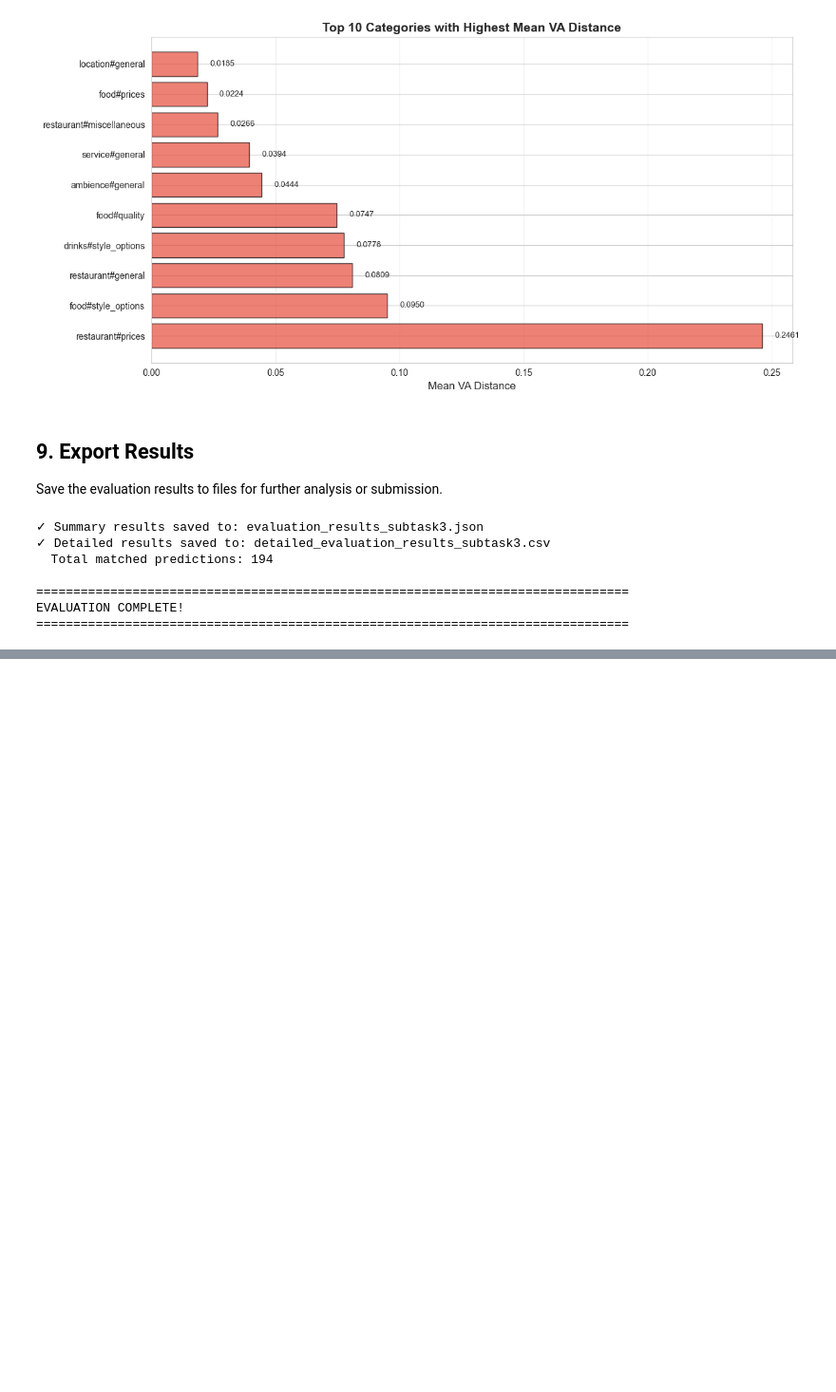
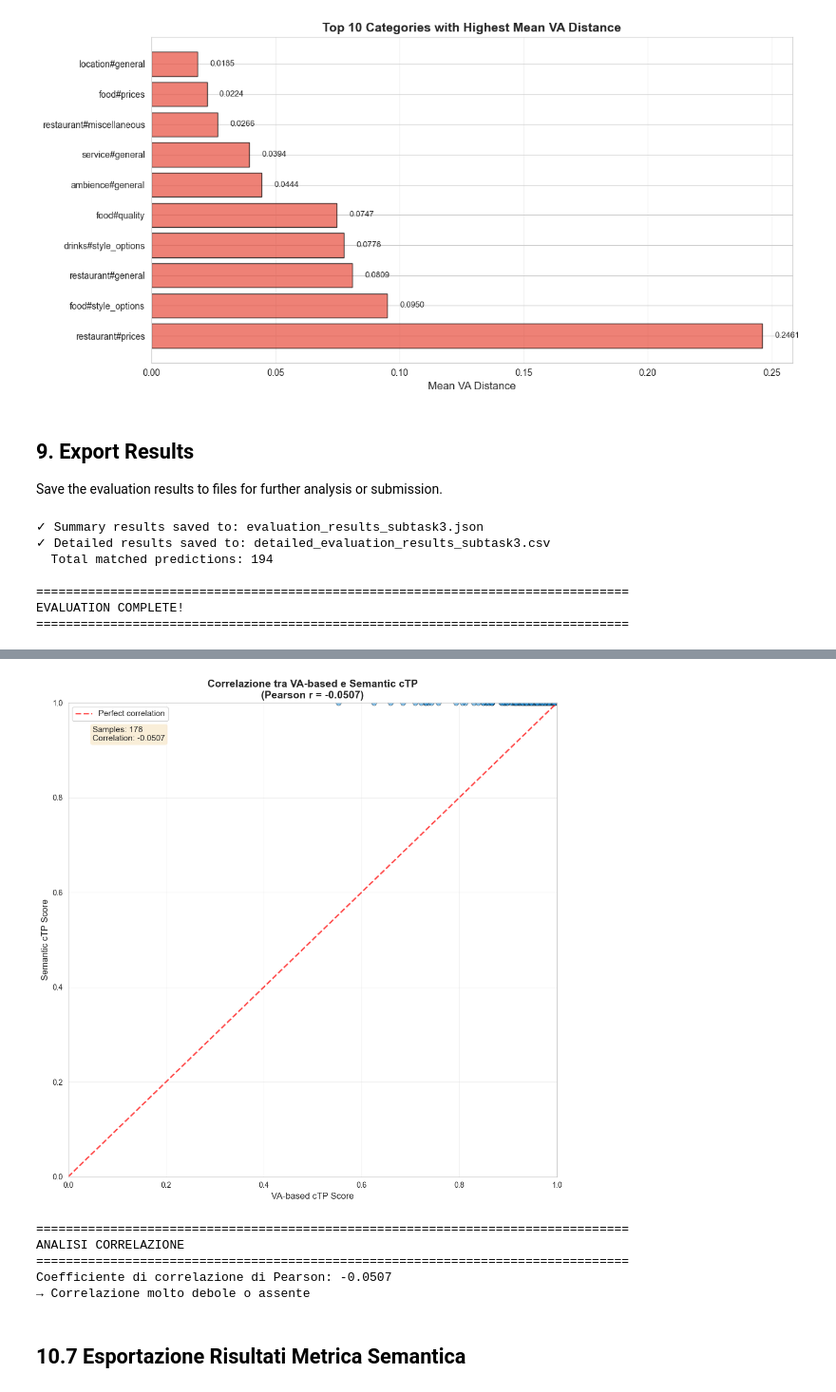
Before and after one commit to MarcoPernoVDP/DimABSA2026, a Jupyter notebook: Evaluation_Metric.ipynb, the cells around one changed output, grey strips where cells are left out. Shown at 95% size. Cells and saved outputs as stored; diff of their text form; code cells hidden in the pictures; blank space fills up the shorter version.

```diff
--- a/Evaluation_Metric.ipynb
+++ b/Evaluation_Metric.ipynb
@@ -1180,0 +1492,76 @@ This represents the official evaluation score that combines:
+# %%
+# Additional visualization: Scatter plot comparing VA vs Semantic cTP scores
+if results['detailed_results'] and results_semantic['detailed_results']:
+    # Match the detailed results by ID and quadruplet
+    va_dict = {}
+    for r in results['detailed_results']:
+        key = (r['ID'], r['Gold']['Aspect'], r['Gold']['Category'], r['Gold']['Opinion'])
+        va_dict[key] = r['cTP_score']
+
+    semantic_dict = {}
+    for r in results_semantic['detailed_results']:
+        key = (r['ID'], r['Gold']['Aspect'], r['Gold']['Category'], r['Gold']['Opinion'])
+        semantic_dict[key] = r['cTP_semantic_score']
+
+    # Find common keys
+    common_keys = set(va_dict.keys()) & set(semantic_dict.keys())
+
+    if common_keys:
+        va_scores_matched = [va_dict[k] for k in common_keys]
+        semantic_scores_matched = [semantic_dict[k] for k in common_keys]
+
+        fig, ax = plt.subplots(figsize=(10, 10))
+
+        # Scatter plot
+        ax.scatter(va_scores_matched, semantic_scores_matched, alpha=0.6,
+                  s=50, color='#3498db', edgecolor='black', linewidth=0.5)
+
+        # Perfect correlation line
+        ax.plot([0, 1], [0, 1], 'r--', linewidth=2, label='Perfect correlation', alpha=0.7)
+
+        # Calculate correlation
+        correlation = np.corrcoef(va_scores_matched, semantic_scores_matched)[0, 1]
+
+        ax.set_xlabel('VA-based cTP Score', fontsize=12)
+        ax.set_ylabel('Semantic cTP Score', fontsize=12)
+        ax.set_title(f'Correlazione tra VA-based e Semantic cTP\n(Pearson r = {correlation:.4f})',
+                    fontsize=14, fontweight='bold')
+        ax.legend(fontsize=11)
+        ax.grid(alpha=0.3)
+        ax.set_xlim(0, 1)
+        ax.set_ylim(0, 1)
+
+        # Add text with statistics
+        textstr = f'Samples: {len(common_keys)}\nCorrelation: {correlation:.4f}'
+        props = dict(boxstyle='round', facecolor='wheat', alpha=0.5)
+        ax.text(0.05, 0.95, textstr, transform=ax.transAxes, fontsize=11,
+               verticalalignment='top', bbox=props)
+
+        plt.tight_layout()
+        plt.show()
+
+        print("\n" + "="*80)
+        print("ANALISI CORRELAZIONE")
+        print("="*80)
+        print(f"Coefficiente di correlazione di Pearson: {correlation:.4f}")
+        if correlation > 0.8:
+            print("→ Forte correlazione positiva tra le due metriche")
+        elif correlation > 0.5:
+            print("→ Moderata correlazione positiva tra le due metriche")
+        elif correlation > 0.2:
+            print("→ Debole correlazione positiva tra le due metriche")
+        else:
+            print("→ Correlazione molto debole o assente")
+    else:
+        print("No common predictions found for correlation analysis.")
+else:
+    print("No data available for scatter plot.")
+# %% [output]
+[figure, added]
+================================================================================
+ANALISI CORRELAZIONE
+================================================================================
+Coefficiente di correlazione di Pearson: -0.0507
+→ Correlazione molto debole o assente
+# %% [markdown]
+## 10.7 Esportazione Risultati Metrica Semantica
```
Also changed, not shown: parts of 20 cells of this notebook, 2 other files.
